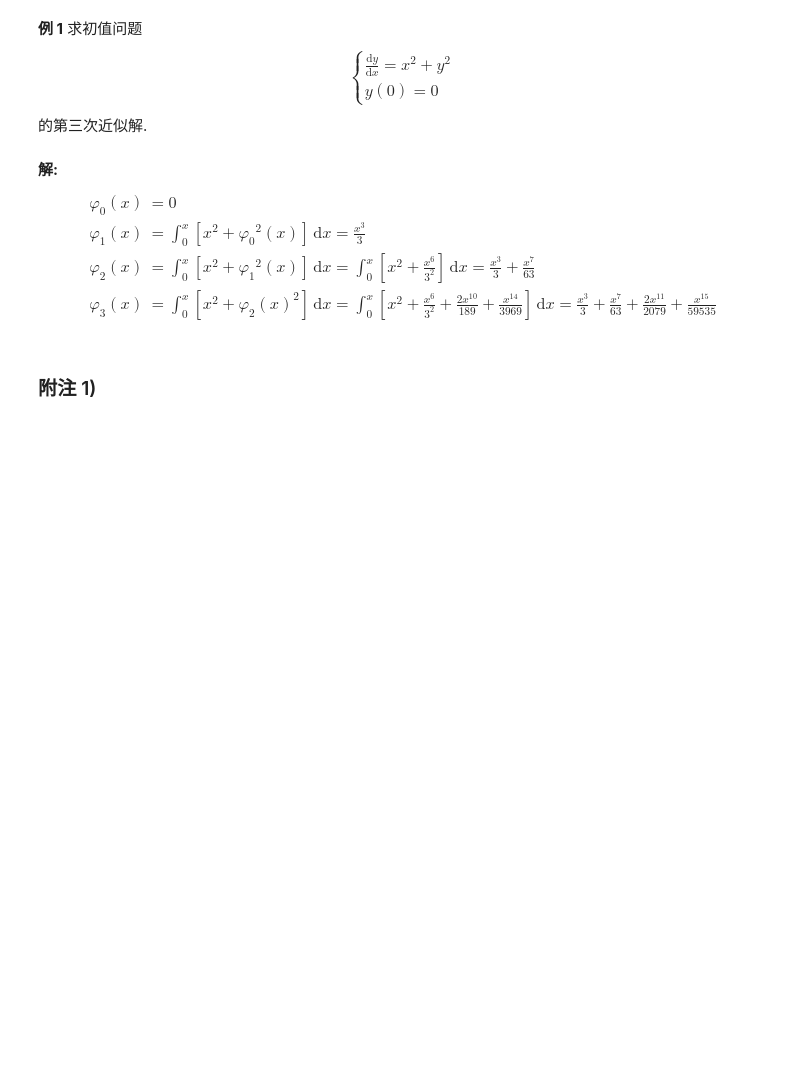
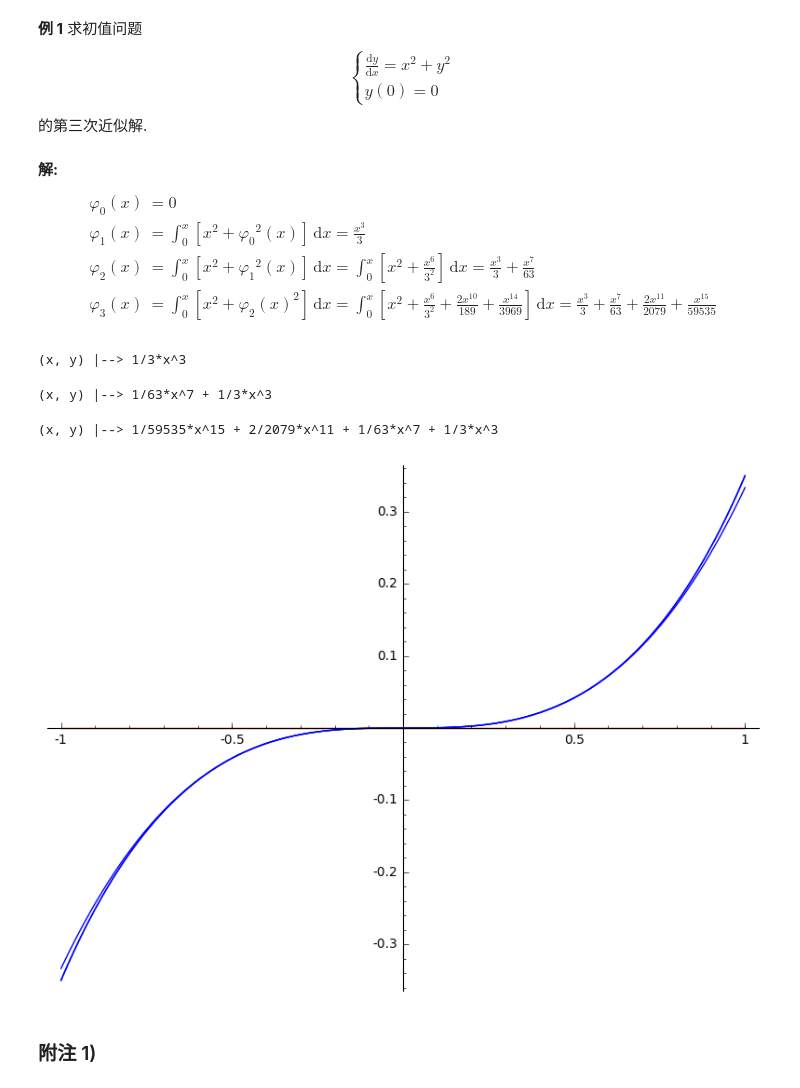
Before and after one commit to weihuayi/ODE, a Jupyter notebook: 3.1.ipynb, the cells around one changed output. Drawn from its saved outputs; the diff is of its cells as text; code cells hidden in the pictures; blank space fills up the shorter version.

```diff
--- a/3.1.ipynb
+++ b/3.1.ipynb
@@ -434,6 +437,33 @@ dx=\frac{x^3}{3}+\frac{x^7}{63}\\
 {189}+\frac{x^{14}}{3969}\right]\,\mathrm dx=\frac{x^3}{3}+\frac{x^7}{63}+\frac{2x^{11}}{2079}+\frac{x^{15}}{59535}
 \end{aligned}
 $$
+# %%
+def dapprox(f, x_0, y_0, n, r):
+    var('xi')
+    phi_0(x) = y_0
+    p = phi_0.plot(r, color = 'red')
+    for i in range(1, n+1):
+        phi = f.subs(x=xi, y=phi_0.subs(x=xi))
+        phi_1 = y_0 + integral(phi, (xi, x_0, x))
+        p = p + phi_1.plot(r)
+        show(phi_1)
+        phi_0 = phi_1
+    return phi_1, p
+
+
+var('x y')
+f(x,y)=x^2 + y^2
+x_0 = 0
+y_0 = 0
+n  = 3
+r = (x, -1, 1)
+phi_n, p = dapprox(f, x_0, y_0, n, r)
+show(p)
+# %% [output]
+(x, y) |--> 1/3*x^3
+(x, y) |--> 1/63*x^7 + 1/3*x^3
+(x, y) |--> 1/59535*x^15 + 2/2079*x^11 + 1/63*x^7 + 1/3*x^3
+[figure, added]
 # %% [markdown]
 ### 附注 1)
 # %% [markdown]
```
Also changed, not shown: parts of 7 cells of this notebook.
